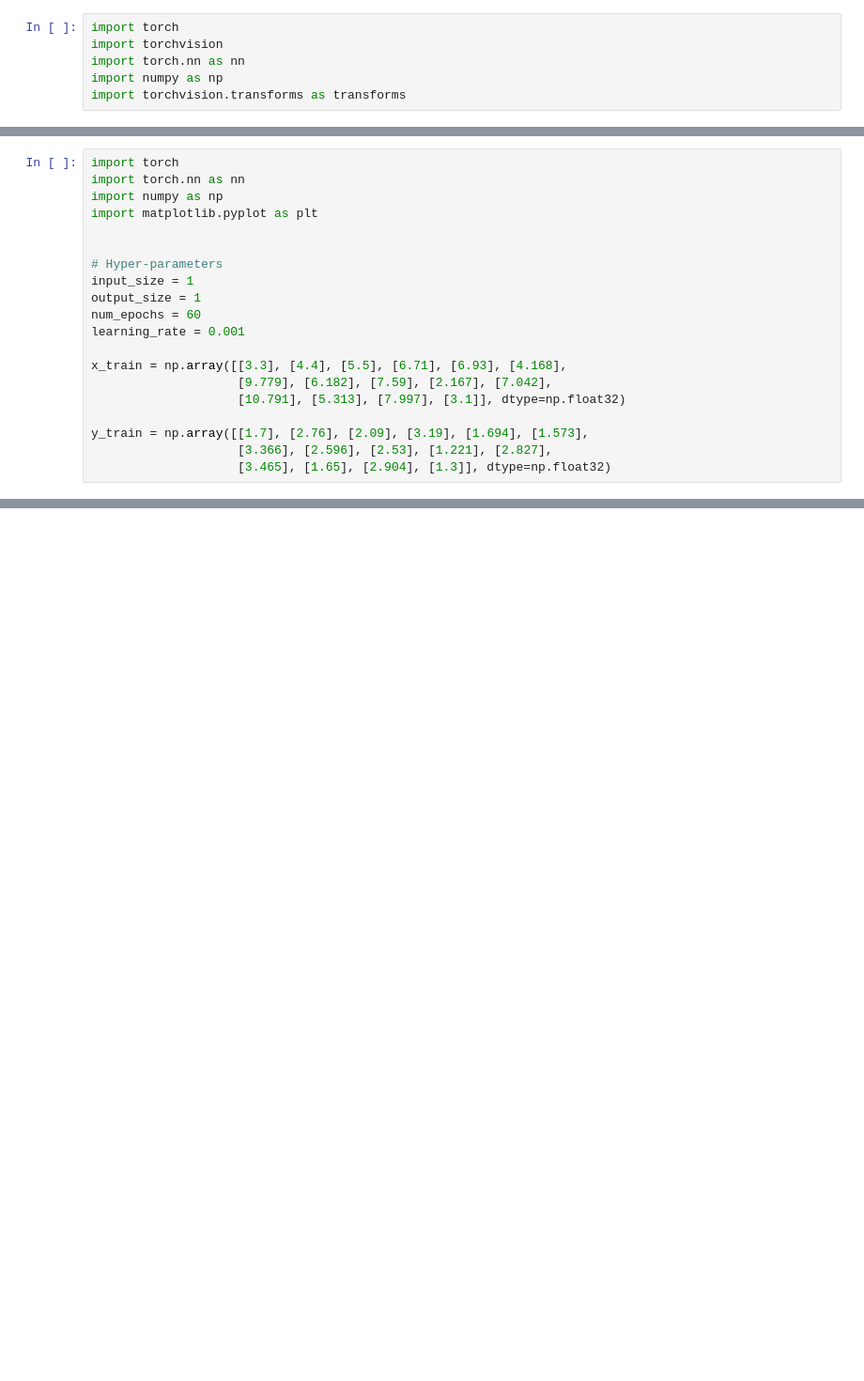
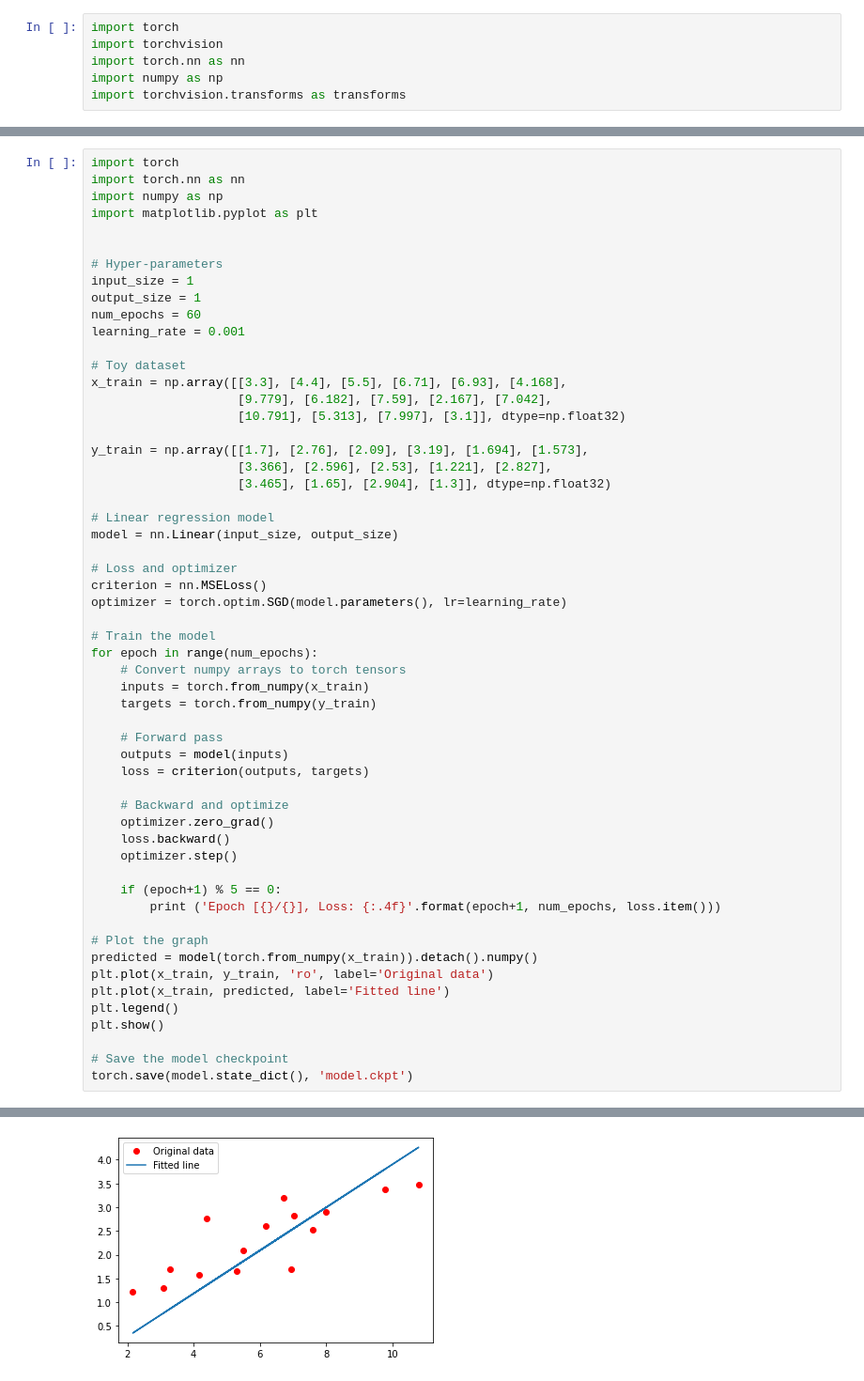
Before and after one commit to marcomilanesio/marcomilanesio.github.io, a Jupyter notebook: material/6/pytorch.ipynb, the cells around one changed output, grey strips where cells are left out. Shown: that part at 94% size. Saved outputs shown, nothing was run; the diff lists cells and outputs as text; blank space fills up the shorter version.

```diff
--- a/material/6/pytorch.ipynb
+++ b/material/6/pytorch.ipynb
@@ -29,6 +151,7 @@ output_size = 1
 num_epochs = 60
 learning_rate = 0.001
 
+# Toy dataset
 x_train = np.array([[3.3], [4.4], [5.5], [6.71], [6.93], [4.168],
                     [9.779], [6.182], [7.59], [2.167], [7.042],
                     [10.791], [5.313], [7.997], [3.1]], dtype=np.float32)
@@ -36,3 +159,39 @@ x_train = np.array([[3.3], [4.4], [5.5], [6.71], [6.93], [4.168],
 y_train = np.array([[1.7], [2.76], [2.09], [3.19], [1.694], [1.573],
                     [3.366], [2.596], [2.53], [1.221], [2.827],
                     [3.465], [1.65], [2.904], [1.3]], dtype=np.float32)
+
+# Linear regression model
+model = nn.Linear(input_size, output_size)
+
+# Loss and optimizer
+criterion = nn.MSELoss()
+optimizer = torch.optim.SGD(model.parameters(), lr=learning_rate)
+
+# Train the model
+for epoch in range(num_epochs):
+    # Convert numpy arrays to torch tensors
+    inputs = torch.from_numpy(x_train)
+    targets = torch.from_numpy(y_train)
+
+    # Forward pass
+    outputs = model(inputs)
+    loss = criterion(outputs, targets)
+
+    # Backward and optimize
+    optimizer.zero_grad()
+    loss.backward()
+    optimizer.step()
+
+    if (epoch+1) % 5 == 0:
+        print ('Epoch [{}/{}], Loss: {:.4f}'.format(epoch+1, num_epochs, loss.item()))
+
+# Plot the graph
+predicted = model(torch.from_numpy(x_train)).detach().numpy()
+plt.plot(x_train, y_train, 'ro', label='Original data')
+plt.plot(x_train, predicted, label='Fitted line')
+plt.legend()
+plt.show()
+
+# Save the model checkpoint
+torch.save(model.state_dict(), 'model.ckpt')
+# %% [output]
@@ -38,0 +210 @@ y_train = np.array([[1.7], [2.76], [2.09], [3.19], [1.694], [1.573],
+[figure, added]
```
Also changed, not shown: parts of 24 cells of this notebook.
